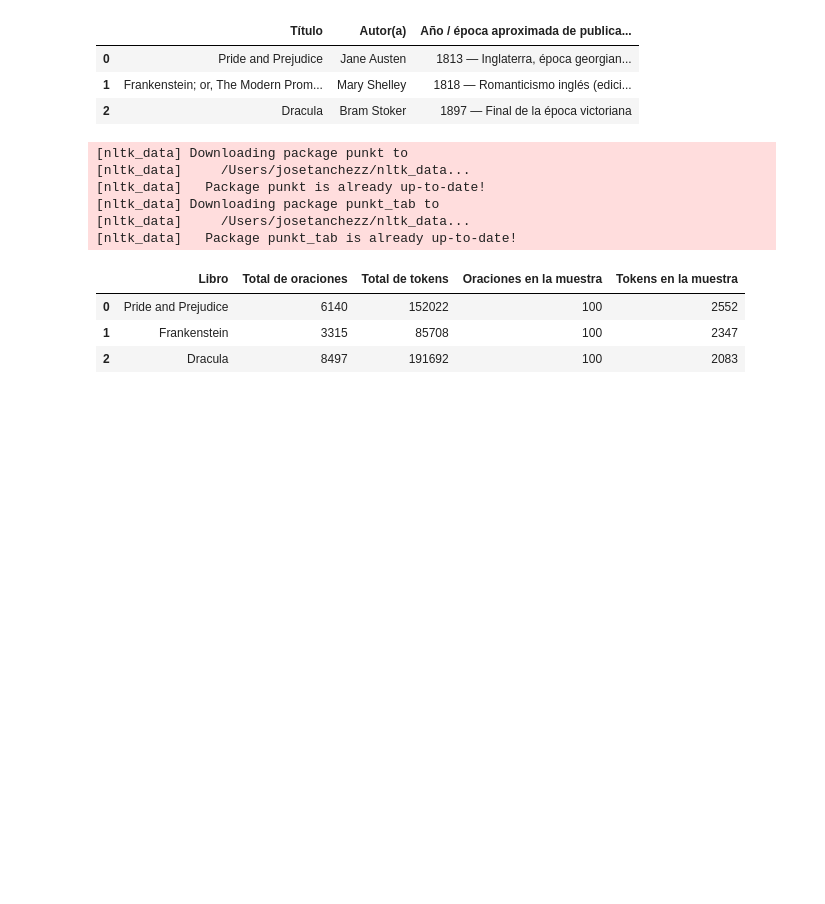
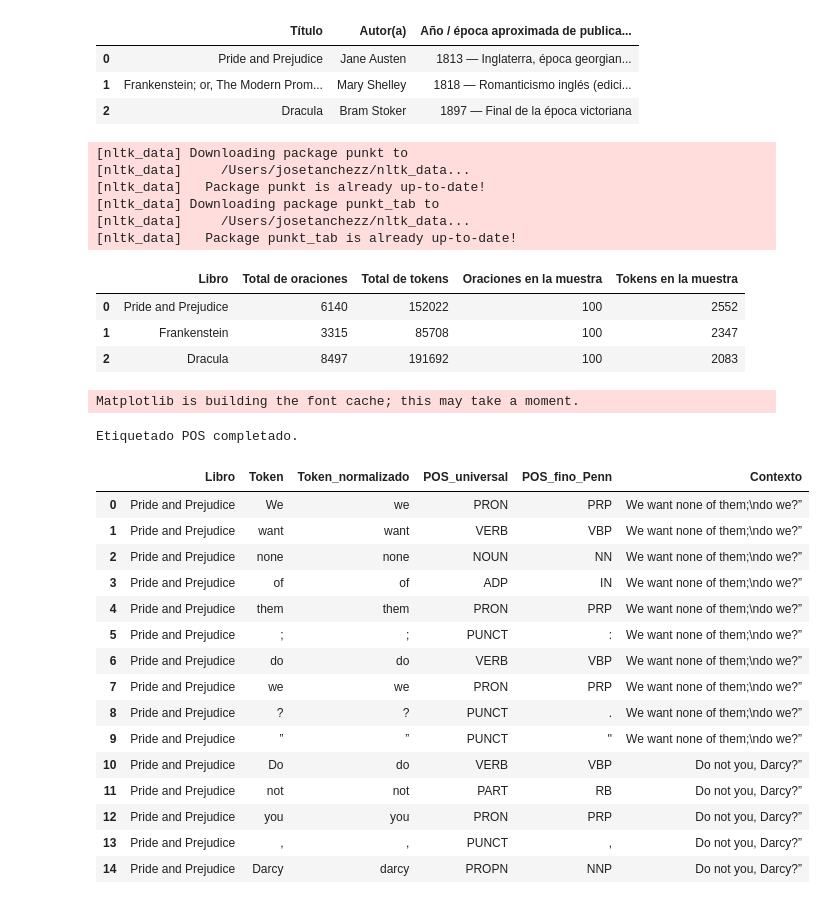
Before and after one commit to Jtanchezz/NLP, a Jupyter notebook: Lab6/lab6.ipynb, the cells around one changed output. Cells and saved outputs as stored; diff of their text form; code cells hidden in the pictures; blank space fills up the shorter version.

```diff
--- a/Lab6/lab6.ipynb
+++ b/Lab6/lab6.ipynb
@@ -138,3 +138,73 @@ display(tabla_comparativa)
 | 0 | Pride and Prejudice | 6140 | 152022 | 100 | 2552 |
 | 1 | Frankenstein | 3315 | 85708 | 100 | 2347 |
 | 2 | Dracula | 8497 | 191692 | 100 | 2083 |
+# %%
+import spacy
+import pandas as pd
+import matplotlib.pyplot as plt
+import seaborn as sns
+from collections import Counter, defaultdict
+
+# Cargar modelo preentrenado de spaCy para inglés
+nlp = spacy.load("en_core_web_sm")
+
+# Diccionarios donde se almacenarán los resultados
+documentos_muestra = {}
+conteos_pos = {}
+tokens_etiquetados = []
+
+# Etiquetar las 100 oraciones de muestra de cada novela
+for libro, datos in muestras.items():
+
+    # Procesar las oraciones mediante spaCy
+    docs = list(nlp.pipe(datos["oraciones"]))
+
+    documentos_muestra[libro] = docs
+
+    # Se excluyen espacios; se conservan palabras y puntuación
+    tokens = [
+        token
+        for doc in docs
+        for token in doc
+        if not token.is_space
+    ]
+
+    # Conteo de categorías POS universales de spaCy
+    conteos_pos[libro] = Counter(token.pos_ for token in tokens)
+
+    # Guardar token, etiqueta POS y contexto para análisis posterior
+    for doc in docs:
+        for token in doc:
+            if not token.is_space:
+                tokens_etiquetados.append({
+                    "Libro": libro,
+                    "Token": token.text,
+                    "Token_normalizado": token.text.lower(),
+                    "POS_universal": token.pos_,
+                    "POS_fino_Penn": token.tag_,
+                    "Contexto": doc.text
+                })
+
+df_tokens_pos = pd.DataFrame(tokens_etiquetados)
+
+print("Etiquetado POS completado.")
+display(df_tokens_pos.head(15))
+# %% [output]
+Matplotlib is building the font cache; this may take a moment.
+Etiquetado POS completado.
+|  | Libro | Token | Token_normalizado | POS_universal | POS_fino_Penn | Contexto |
+| 0 | Pride and Prejudice | We | we | PRON | PRP | We want none of them;\ndo we?” |
+| 1 | Pride and Prejudice | want | want | VERB | VBP | We want none of them;\ndo we?” |
+| 2 | Pride and Prejudice | none | none | NOUN | NN | We want none of them;\ndo we?” |
+| 3 | Pride and Prejudice | of | of | ADP | IN | We want none of them;\ndo we?” |
+| 4 | Pride and Prejudice | them | them | PRON | PRP | We want none of them;\ndo we?” |
+| 5 | Pride and Prejudice | ; | ; | PUNCT | : | We want none of them;\ndo we?” |
+| 6 | Pride and Prejudice | do | do | VERB | VBP | We want none of them;\ndo we?” |
+| 7 | Pride and Prejudice | we | we | PRON | PRP | We want none of them;\ndo we?” |
+| 8 | Pride and Prejudice | ? | ? | PUNCT | . | We want none of them;\ndo we?” |
+| 9 | Pride and Prejudice | ” | ” | PUNCT | '' | We want none of them;\ndo we?” |
+| 10 | Pride and Prejudice | Do | do | VERB | VBP | Do not you, Darcy?” |
+| 11 | Pride and Prejudice | not | not | PART | RB | Do not you, Darcy?” |
+| 12 | Pride and Prejudice | you | you | PRON | PRP | Do not you, Darcy?” |
+| 13 | Pride and Prejudice | , | , | PUNCT | , | Do not you, Darcy?” |
+| 14 | Pride and Prejudice | Darcy | darcy | PROPN | NNP | Do not you, Darcy?” |
```
Also changed, not shown: parts of 3 cells of this notebook.
